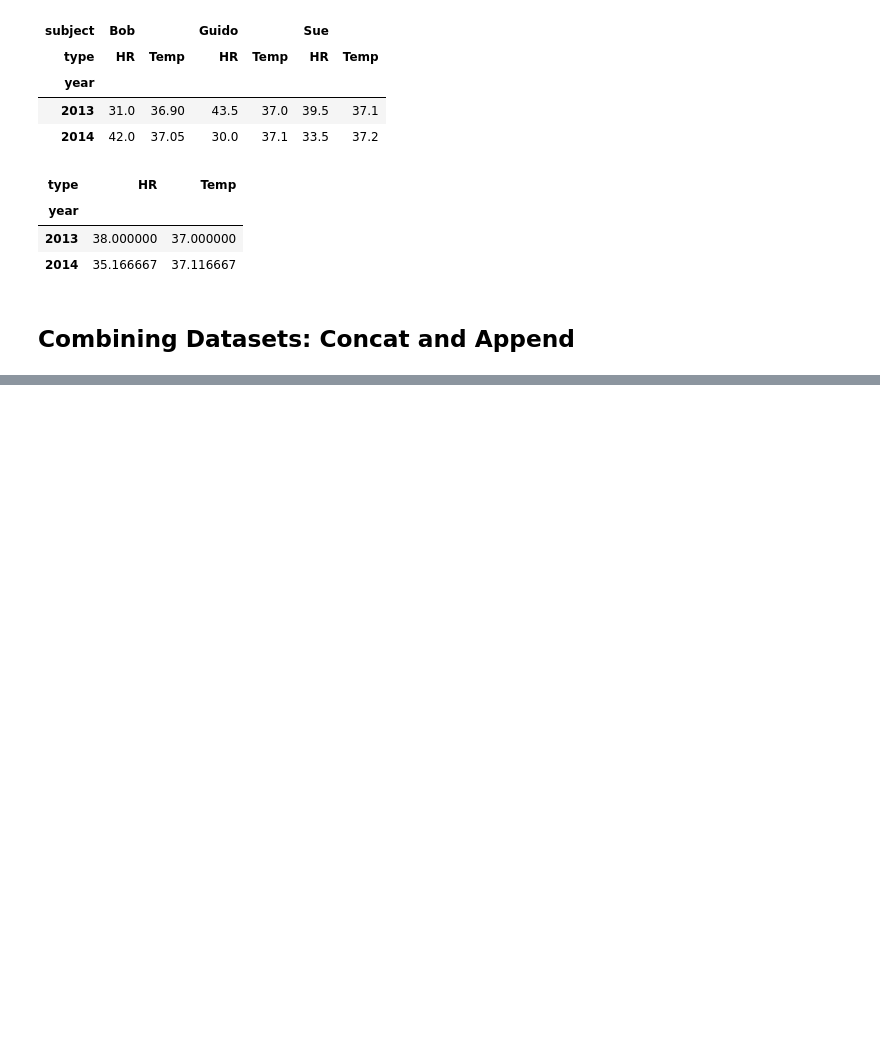
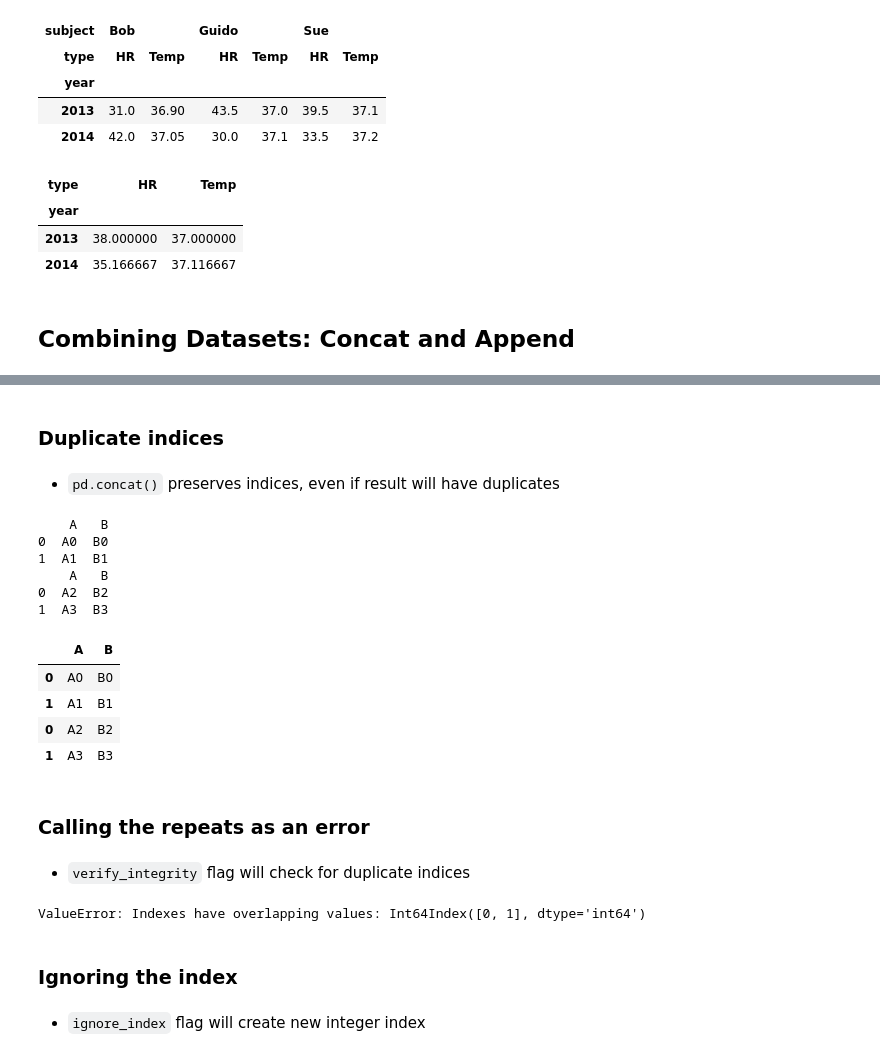
Before and after one commit to beaulucas/python-ds-handbook, a Jupyter notebook: 03-data_manipulation_pandas.ipynb, the cells around one changed output, grey strips where cells are left out. Drawn from its saved outputs; the diff is of its cells as text; code cells hidden in the pictures; blank space fills up the shorter version.

```diff
--- a/03-data_manipulation_pandas.ipynb
+++ b/03-data_manipulation_pandas.ipynb
@@ -1330,0 +1410,4 @@ data_mean.mean(axis='columns', level='type')
+# %% [markdown]
+### Duplicate indices
+# %% [markdown]
+* `pd.concat()` preserves indices, even if result will have duplicates
@@ -1330,0 +1417,34 @@ data_mean.mean(axis='columns', level='type')
+# %%
+# make duplicate indices
+y.index = x.index
+print(x); print(y)
+# %% [output]
+    A   B
+0  A0  B0
+1  A1  B1
+    A   B
+0  A2  B2
+1  A3  B3
+# %%
+pd.concat([x, y])
+# %% [output]
+|  | A | B |
+| 0 | A0 | B0 |
+| 1 | A1 | B1 |
+| 0 | A2 | B2 |
+| 1 | A3 | B3 |
+# %% [markdown]
+### Calling the repeats as an error
+# %% [markdown]
+* `verify_integrity` flag will check for duplicate indices
+# %%
+try:
+  pd.concat([x, y], verify_integrity=True)
+except ValueError as e:
+  print("ValueError:", e)
+# %% [output]
+ValueError: Indexes have overlapping values: Int64Index([0, 1], dtype='int64')
+# %% [markdown]
+### Ignoring the index
+# %% [markdown]
+* `ignore_index` flag will create new integer index
```
Also changed, not shown: parts of 28 cells of this notebook.
